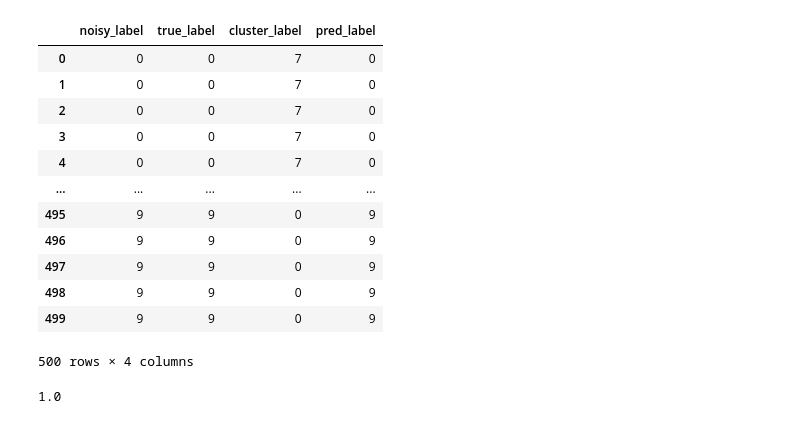
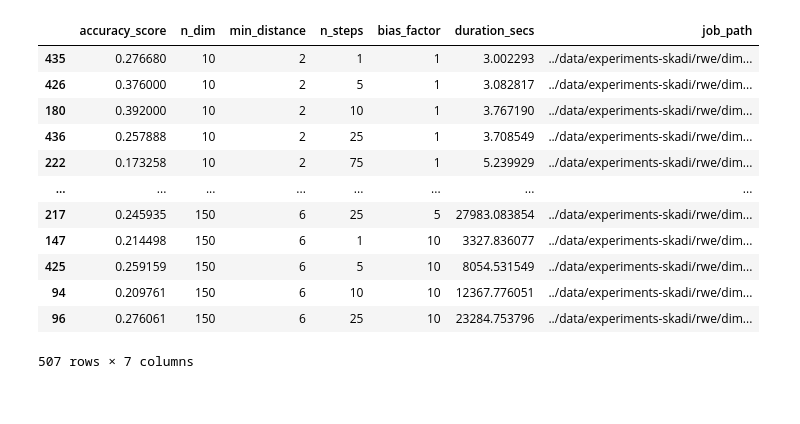
Before and after one commit to sheikhomar/mixture-learning, a Jupyter notebook: notebooks/03-initial-results.ipynb, the cells around one changed output. Drawn from its saved outputs; the diff is of its cells as text; code cells hidden in the pictures.

```diff
--- a/notebooks/03-initial-results.ipynb
+++ b/notebooks/03-initial-results.ipynb
@@ -80,20 +24,0 @@ df_results = utils.assign_labels_based_on_clusters(
-# %%
-df_results
-# %% [output]
-|  | noisy_label | true_label | cluster_label | pred_label |
-| 0 | 0 | 0 | 7 | 0 |
-| 1 | 0 | 0 | 7 | 0 |
-| 2 | 0 | 0 | 7 | 0 |
-| 3 | 0 | 0 | 7 | 0 |
-| 4 | 0 | 0 | 7 | 0 |
-| ... | ... | ... | ... | ... |
-| 495 | 9 | 9 | 0 | 9 |
-| 496 | 9 | 9 | 0 | 9 |
-| 497 | 9 | 9 | 0 | 9 |
-| 498 | 9 | 9 | 0 | 9 |
-| 499 | 9 | 9 | 0 | 9 |
-500 rows × 4 columns
-# %%
-accuracy_score(y_true=df_results["true_label"], y_pred=df_results["pred_label"])
-# %% [output]
-1.0
@@ -99,0 +35,16 @@ accuracy_score(y_true=df_results["true_label"], y_pred=df_results["pred_label"])
+# %%
+df_plot_data
+# %% [output]
+|  | accuracy_score | n_dim | min_distance | n_steps | bias_factor | duration_secs | job_path |
+| 435 | 0.276680 | 10 | 2 | 1 | 1 | 3.002293 | ../data/experiments-skadi/rwe/dim... |
+| 426 | 0.376000 | 10 | 2 | 5 | 1 | 3.082817 | ../data/experiments-skadi/rwe/dim... |
+| 180 | 0.392000 | 10 | 2 | 10 | 1 | 3.767190 | ../data/experiments-skadi/rwe/dim... |
+| 436 | 0.257888 | 10 | 2 | 25 | 1 | 3.708549 | ../data/experiments-skadi/rwe/dim... |
+| 222 | 0.173258 | 10 | 2 | 75 | 1 | 5.239929 | ../data/experiments-skadi/rwe/dim... |
+| ... | ... | ... | ... | ... | ... | ... | ... |
+| 217 | 0.245935 | 150 | 6 | 25 | 5 | 27983.083854 | ../data/experiments-skadi/rwe/dim... |
+| 147 | 0.214498 | 150 | 6 | 1 | 10 | 3327.836077 | ../data/experiments-skadi/rwe/dim... |
+| 425 | 0.259159 | 150 | 6 | 5 | 10 | 8054.531549 | ../data/experiments-skadi/rwe/dim... |
+| 94 | 0.209761 | 150 | 6 | 10 | 10 | 12367.776051 | ../data/experiments-skadi/rwe/dim... |
+| 96 | 0.276061 | 150 | 6 | 25 | 10 | 23284.753796 | ../data/experiments-skadi/rwe/dim... |
+507 rows × 7 columns
```
Also changed, not shown: parts of 14 cells of this notebook, 1 other file.
